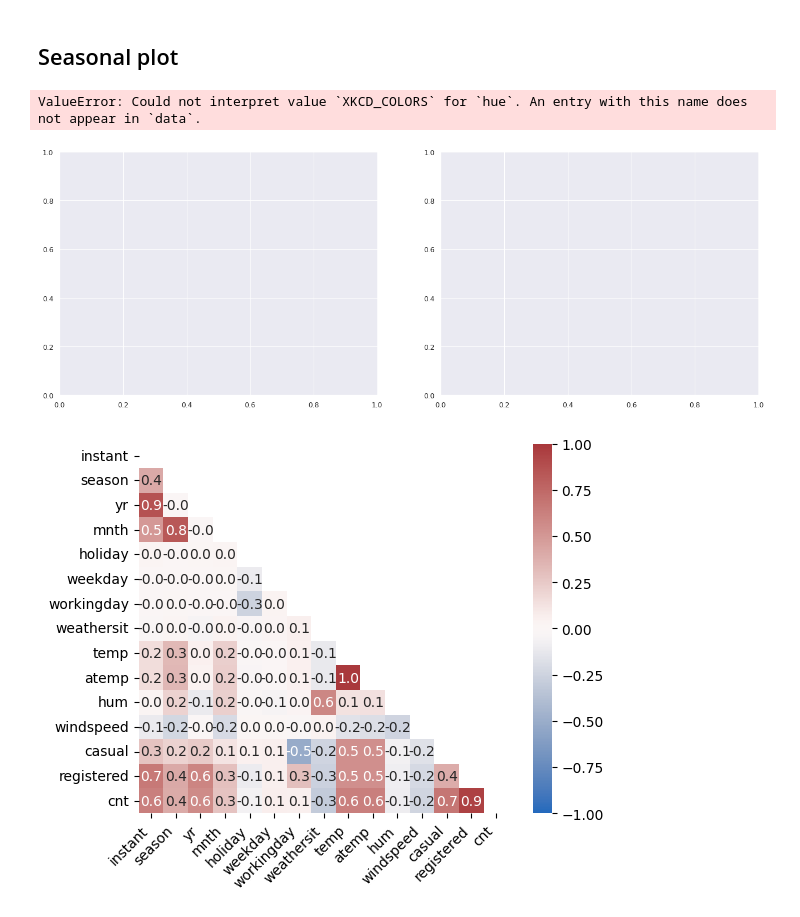
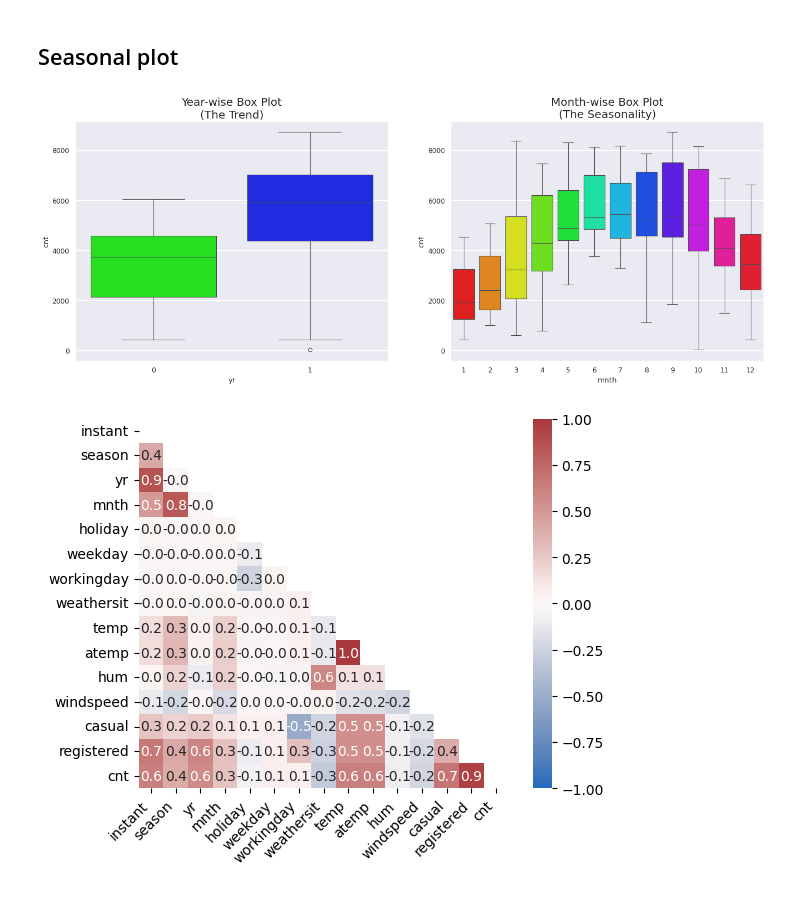
Before and after one commit to ZsuzsaMano/Machine-learning, a Jupyter notebook: TimeSeries.ipynb, the cells around one changed output. Saved outputs shown, nothing was run; the diff lists cells and outputs as text; code cells hidden in the pictures.

```diff
--- a/TimeSeries.ipynb
+++ b/TimeSeries.ipynb
@@ -96,18 +96,17 @@ plot_df(day, x=day.dteday, y=day.cnt, title='Bike count per day')
 # %%
 
 
 # Draw Plot
 fig, axes = plt.subplots(1, 2, figsize=(20,7), dpi= 80)
-sns.boxplot(x='yr', y='cnt', data=day, ax=axes[0], hue='hsv')
-sns.boxplot(x='mnth', y='cnt', data=day)
+sns.boxplot(x='yr', y='cnt', data=day, ax=axes[0], hue='yr', palette='hsv', legend=False)
+sns.boxplot(x='mnth', y='cnt', data=day, hue='mnth', palette='hsv', legend=False)
 
 # Set Title
 axes[0].set_title('Year-wise Box Plot\n(The Trend)', fontsize=18);
 axes[1].set_title('Month-wise Box Plot\n(The Seasonality)', fontsize=18)
 plt.show()
 # %% [output]
-ValueError: Could not interpret value `XKCD_COLORS` for `hue`. An entry with this name does not appear in `data`.
-[figure, old version]
+[figure, new version]
 # %%
 day_heatmap=day_import.copy()
 
```
Also changed, not shown: 2 other files.
